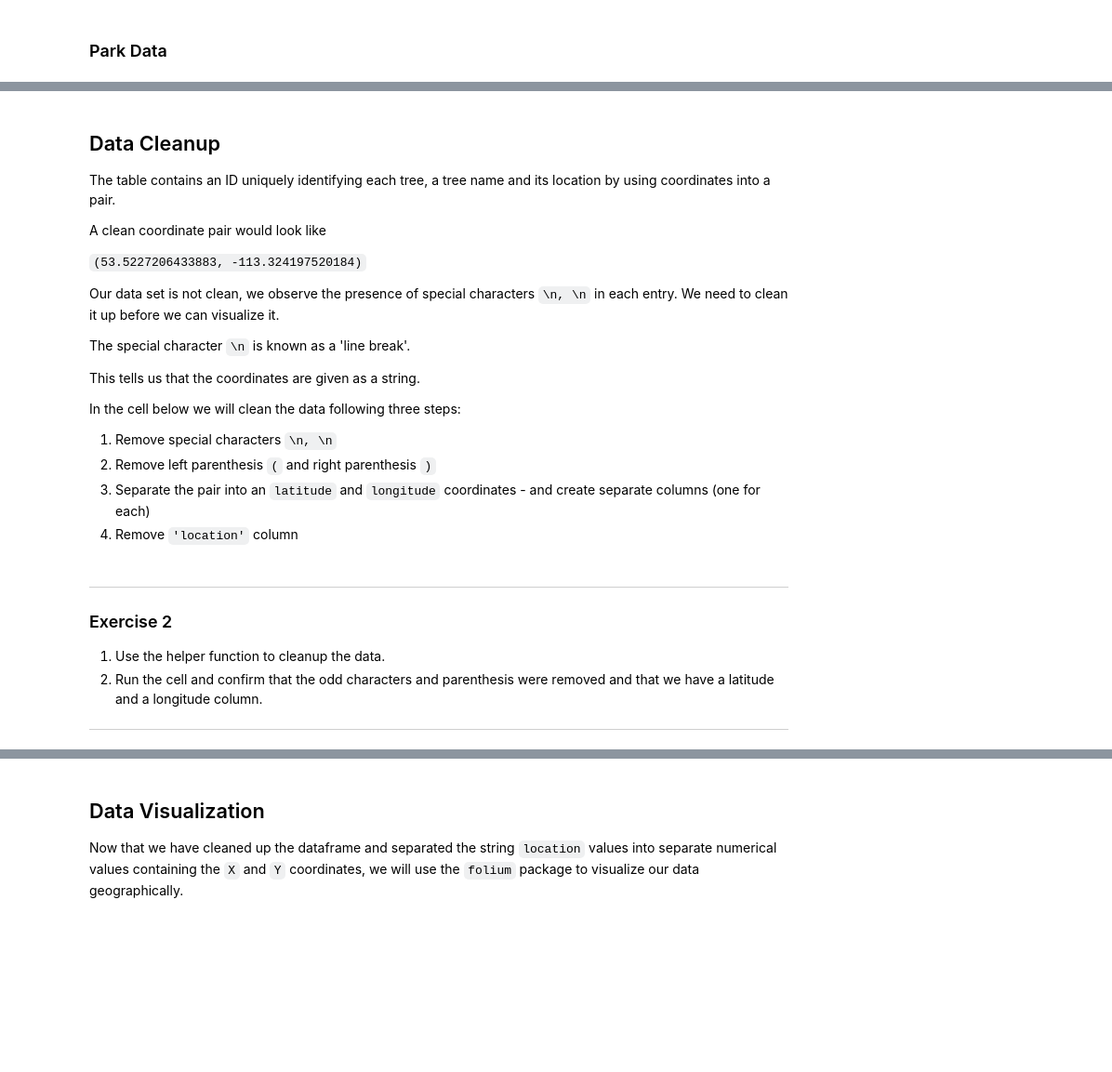
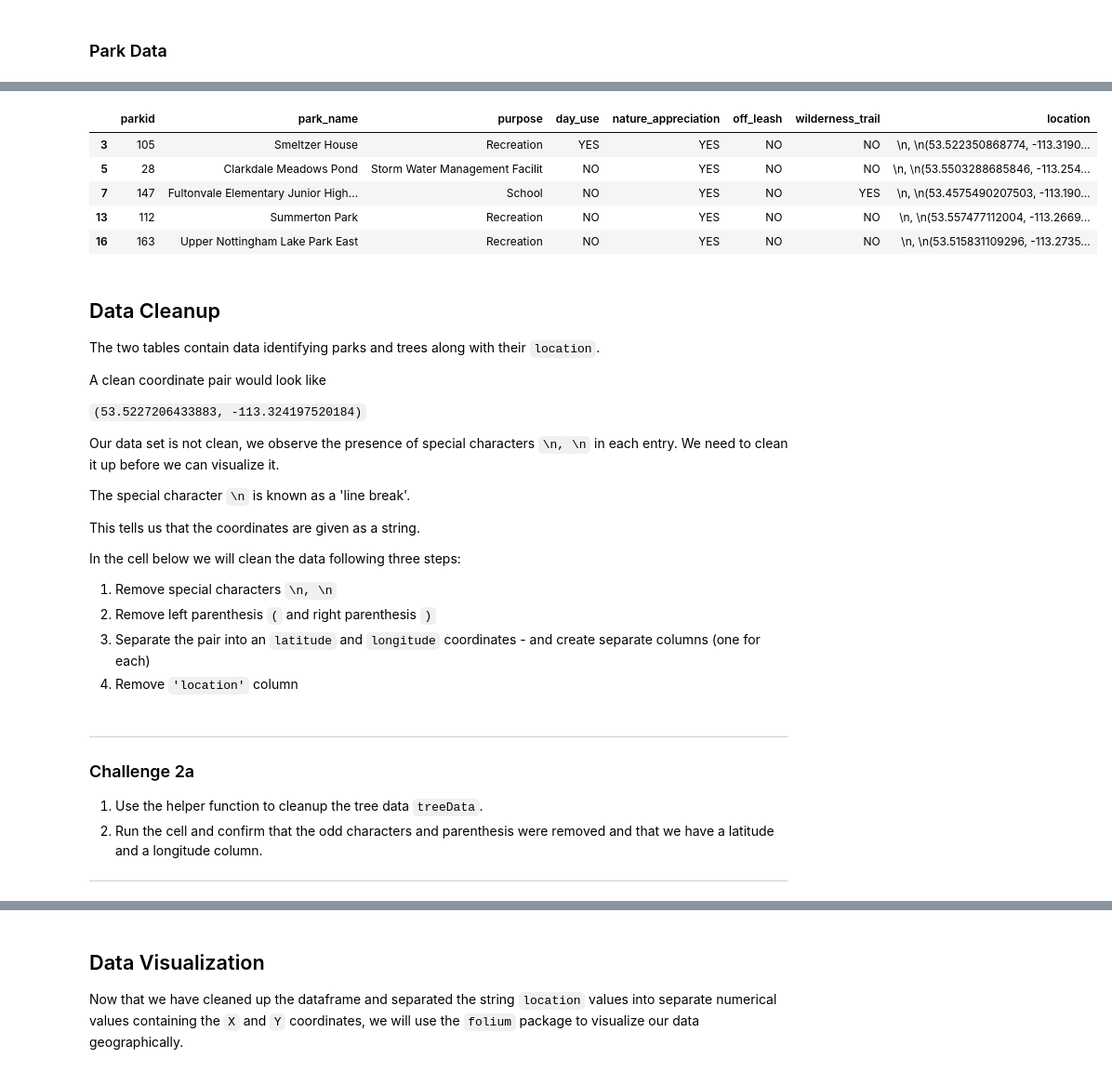
Before and after one commit to callysto/hackathon, a Jupyter notebook: Strathcona-County-Open-Data/Tree/Trees-And-Park-Challenge.ipynb, the cells around one changed output, grey strips where cells are left out. Shown at 93% size. Saved outputs shown, nothing was run; the diff lists cells and outputs as text; code cells hidden in the pictures; blank space fills up the shorter version.

```diff
--- a/Strathcona-County-Open-Data/Tree/Trees-And-Park-Challenge.ipynb
+++ b/Strathcona-County-Open-Data/Tree/Trees-And-Park-Challenge.ipynb
@@ -85,12 +124,24 @@ Using your knowledge of pandas, select an appropriate data subset.
 ---
 # %%
 # Look at the first five columns
-parkData = parkData[(parkData["wilderness_trail"]=="YES")|  (parkData["nature_appreciation"]=="Yes") |  (parkData["off_leash"]=="Yes")]
+condition_1 = parkData["wilderness_trail"]=="YES"
+condition_2 = parkData["nature_appreciation"]=="YES"
+condition_3 = parkData["off_leash"]=="YES"
+condition_4 = parkData["purpose"] == 'Recreation'
+condition_5 = parkData["day_use"] =='YES'
+parkData = parkData[(condition_1)| (condition_2) ]
 parkData.head()
+# %% [output]
+|  | parkid | park_name | purpose | day_use | nature_appreciation | off_leash | wilderness_trail | location |
+| 3 | 105 | Smeltzer House | Recreation | YES | YES | NO | NO | \n, \n(53.522350868774, -113.3190... |
+| 5 | 28 | Clarkdale Meadows Pond | Storm Water Management Facilit | NO | YES | NO | NO | \n, \n(53.5503288685846, -113.254... |
+| 7 | 147 | Fultonvale Elementary Junior High... | School | NO | YES | NO | YES | \n, \n(53.4575490207503, -113.190... |
+| 13 | 112 | Summerton Park | Recreation | NO | YES | NO | NO | \n, \n(53.557477112004, -113.2669... |
+| 16 | 163 | Upper Nottingham Lake Park East | Recreation | NO | YES | NO | NO | \n, \n(53.515831109296, -113.2735... |
 # %% [markdown]
 ## Data Cleanup
 
-The table contains an ID uniquely identifying each tree, a tree name and its location by using coordinates into a pair.
+The two tables contain data identifying parks and trees along with their `location`.
 
 A clean coordinate pair would look like
 
@@ -136,9 +187,9 @@ def clean_dataframe(dataframe):
               a column named 'location' with comma-separated values.")
 # %% [markdown]
 ---
-### Exercise 2
+### Challenge 2a
 
-1. Use the helper function to cleanup the data.
+1. Use the helper function to cleanup the tree data `treeData`.
 2. Run the cell and confirm that the odd characters and parenthesis were removed and that we have a latitude and a longitude column.
 
 ---
```
Also changed, not shown: parts of 20 cells of this notebook, 1 other file.
